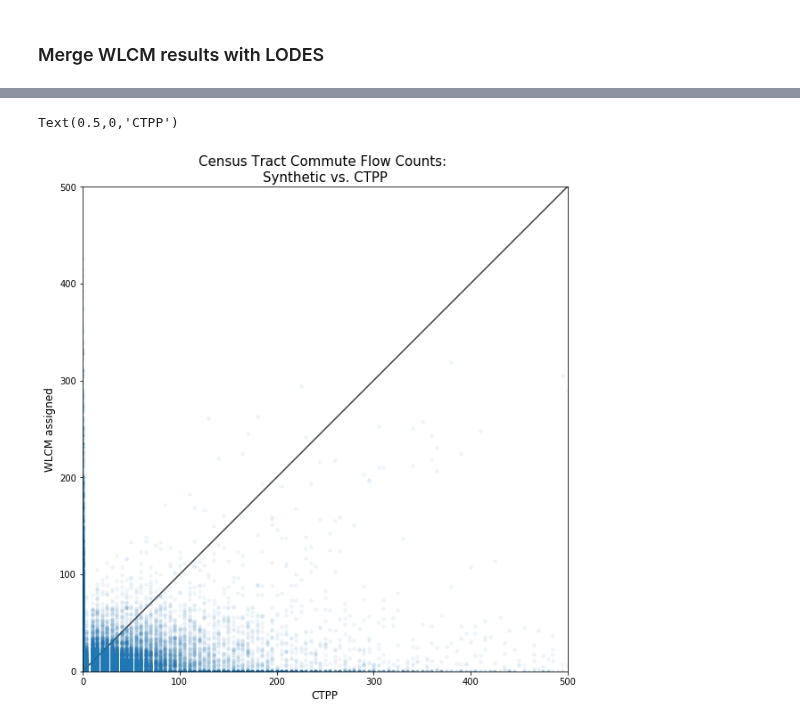
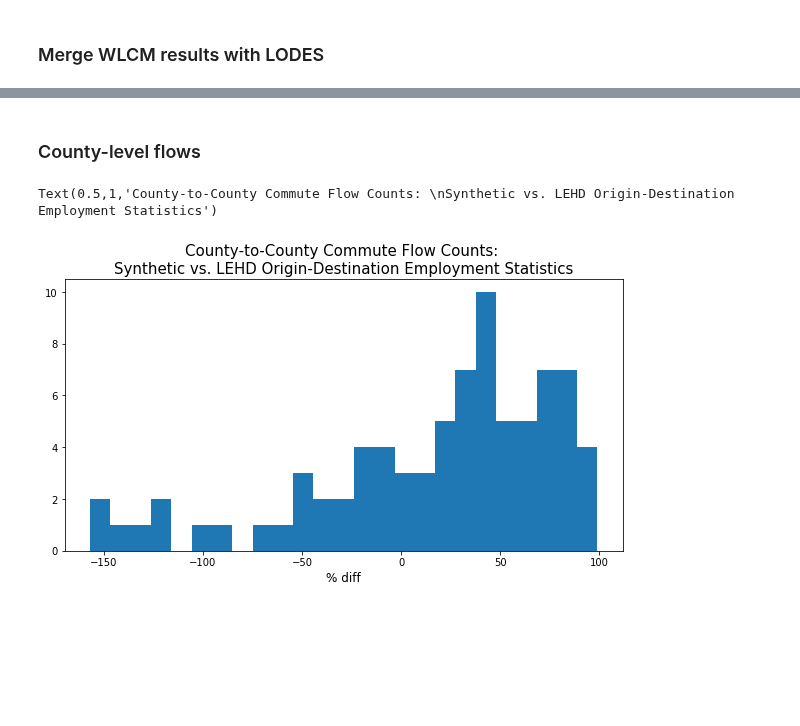
Before and after one commit to ual/ual_model_workspace, a Jupyter notebook: fall-2018-models/notebooks-max/WLCM_validation.ipynb, the cells around one changed output, grey strips where cells are left out. Cells and saved outputs as stored; diff of their text form; code cells hidden in the pictures; blank space fills up the shorter version.

Commit message:
commute dist plots

```diff
--- a/fall-2018-models/notebooks-max/WLCM_validation.ipynb
+++ b/fall-2018-models/notebooks-max/WLCM_validation.ipynb
@@ -67,2 +66,3 @@ lodes['tract_id_w'] = lodes['w_geocode'].str[0:11]
 # %%
+lodes_county_od_counts = lodes[['county_id_h', 'county_id_w', 'S000']].groupby(['county_id_h', 'county_id_w']).sum().reset_index().rename(columns={'S000': 'count'})
 lodes_tract_od_counts = lodes[['tract_id_h', 'tract_id_w', 'S000']].groupby(['tract_id_h', 'tract_id_w']).sum().reset_index().rename(columns={'S000': 'count'})
@@ -193,25 +85,22 @@ Text(0.5,1,'Census Tract Commute Flow Counts: \nSynthetic vs. CTPP')
-# %%
-fig, ax = plt.subplots(figsize=(10,10))
-ax.set_xlim(0, 500)
-ax.set_ylim(0, 500)
-sns.regplot(
-    'count_ctpp', 'count_synth', merged,#.sample(50000),
-    ax=ax, marker='.', fit_reg=False,
-    scatter_kws={"s": 50, "alpha": 0.05})
-
-lims = [
-    np.min([ax.get_xlim(), ax.get_ylim()]),  # min of both axes
-    np.max([ax.get_xlim(), ax.get_ylim()]),  # max of both axes
-]
-
-# now plot both limits against eachother
-ax.plot(lims, lims, 'k-', alpha=0.75, zorder=0)
-ax.set_aspect('equal')
-ax.set_xlim(lims)
-ax.set_ylim(lims)
-ax.set_title('Census Tract Commute Flow Counts: \nSynthetic vs. CTPP', fontsize=15)
-ax.set_ylabel('WLCM assigned', fontsize=12)
-ax.set_xlabel('CTPP', fontsize=12)
-# %% [output]
-Text(0.5,0,'CTPP')
-[figure, removed]
+# %%
+merged_county = pd.merge(od_county_counts, lodes_county_od_counts, on=['county_id_h', 'county_id_w'], suffixes=('_synth', '_lodes'))
+merged_tract = pd.merge(od_tract_counts, lodes_tract_od_counts, on=['tract_id_h', 'tract_id_w'], suffixes=('_synth', '_lodes'))
+# %%
+merged_county['pct_synth'] = merged_county['count_synth'] / merged_county['count_synth'].sum()
+merged_county['pct_lodes'] = merged_county['count_lodes'] / merged_county['count_lodes'].sum()
+merged_county['normed_pct_diff'] = merged_county['pct_lodes'] - merged_county['pct_synth']
+merged_tract['pct_synth'] = merged_tract['count_synth'] / merged_tract['count_synth'].sum()
+merged_tract['pct_lodes'] = merged_tract['count_lodes'] / merged_tract['count_lodes'].sum()
+merged_tract['normed_pct_diff'] = merged_tract['pct_lodes'] - merged_tract['pct_synth']
+# %% [markdown]
+### County-level flows
+# %%
+merged_county['pct_diff'] = (merged_county['count_lodes'] - merged_county['count_synth']) / merged_county['count_lodes'] * 100
+# %%
+fig, ax = plt.subplots(figsize=(10,5))
+_ = ax.hist(merged_county['pct_diff'], bins=25)
+ax.set_xlabel('% diff', fontsize=12)
+ax.set_title('County-to-County Commute Flow Counts: \nSynthetic vs. LEHD Origin-Destination Employment Statistics', fontsize=15)
+# %% [output]
+Text(0.5,1,'County-to-County Commute Flow Counts: \nSynthetic vs. LEHD Origin-Destination Employment Statistics')
+[figure, added]
```
Also changed, not shown: parts of 55 cells of this notebook.
